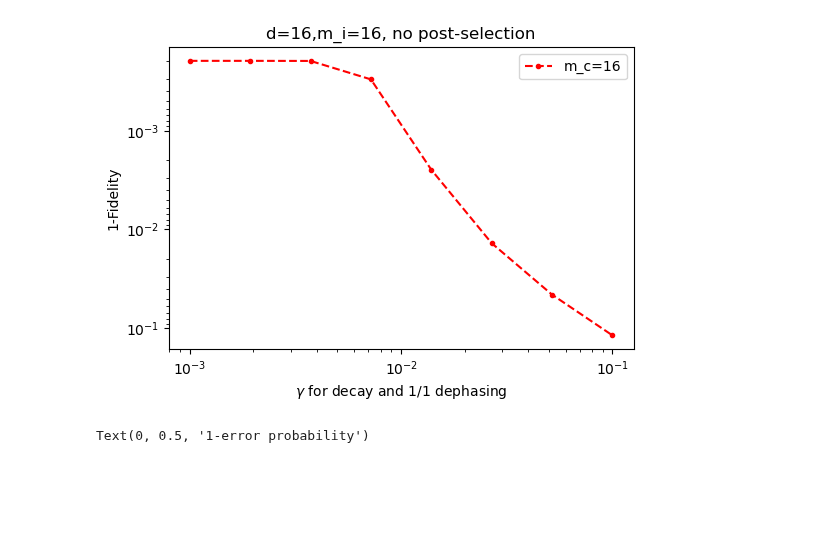
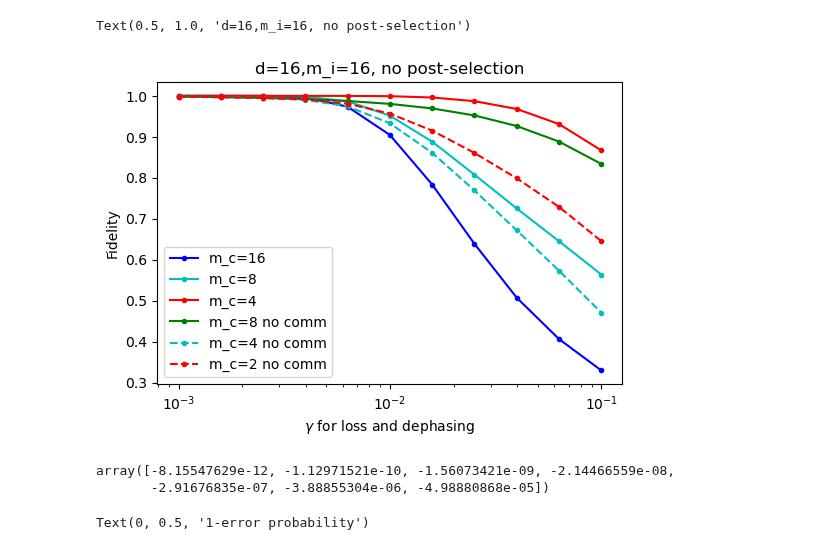
Before and after one commit to RosenblumLab/BosonicEntanglementDistillation, a Jupyter notebook: playground2.ipynb, the cells around one changed output. Drawn from its saved outputs; the diff is of its cells as text; code cells hidden in the pictures; blank space fills up the shorter version.

```diff
--- a/playground2.ipynb
+++ b/playground2.ipynb
@@ -22,7 +22,7 @@ d = 16
 m_i = 16
 m_c = 16
 fidelity_cut = 0
-gamma_list = np.logspace(-3,-1,8)
+gamma_list = np.logspace(-3,-1,11)
 gamma_ratio = 1
 
 
@@ -58,6 +58,18 @@ prob_list_164 = [tup[1] for tup in fid_prob_list]
 print(3)
 
 m_i = 16
+m_c = 2
+simulation2 = DiscreteSimulation(d, m_i,m_c)
+
+with mp.Pool(mp.cpu_count()-1) as pool:
+    fid_prob_list = pool.starmap(simulation2.average_fidelity, zip(list(gamma_list),list(gamma_ratio*gamma_list), [fidelity_cut] * len(gamma_list)))
+fid_list_162 = [tup[0] for tup in fid_prob_list]
+prob_list_162 = [tup[1] for tup in fid_prob_list]
+
+
+print(4)
+
+m_i = 16
 m_c = 8
 simulation8 = DiscreteSimulation(d, m_i,m_c)
 
@@ -66,7 +78,7 @@ with mp.Pool(mp.cpu_count()-1) as pool:
 fid_list_168_NC = [tup[0] for tup in fid_prob_list]
 prob_list_168_NC = [tup[1] for tup in fid_prob_list]
 
-print(3)
+print(5)
 
 m_i = 16
 m_c = 4
@@ -90,26 +148,34 @@ prob_list_162_NC = [tup[1] for tup in fid_prob_list]
 # %%
 plt.figure(dpi=100)
 
 legend = ["m_c=16","m_c=8","m_c=4", "m_c=8 no comm", "m_c=4 no comm", "m_c=2 no comm"]
 
-# plt.loglog(gamma_list,1-np.array(fid_list1616), 'b.-')
-# plt.loglog(gamma_list,1-np.array(fid_list_168), 'c.-')
-plt.loglog(gamma_list,1-np.array(fid_list_164), 'r.--')
-# plt.loglog(gamma_list,1-np.array(fid_list_168_NC), 'k.-')
-# plt.loglog(gamma_list,1-np.array(fid_list_164_NC), 'g.--')
+plt.plot(gamma_list,np.array(fid_list1616), 'b.-')
+plt.plot(gamma_list,np.array(fid_list_168), 'c.-')
+plt.plot(gamma_list,np.array(fid_list_164), 'r.-')
+plt.plot(gamma_list,np.array(fid_list_162), 'g.-')
+plt.plot(gamma_list,np.array(fid_list_168_NC), 'c.--')
+plt.plot(gamma_list,np.array(fid_list_164_NC), 'r.--')
 # plt.loglog(gamma_list,1-np.array(fid_list_162_NC), 'k.--')
 # plt.loglog(gamma_list,1-np.array(fid_list_filtered), 'r.-')
 # plt.loglog(gamma_list,np.array(fail_prob_list), 'g.--')
+plt.xscale('log')
 
 # plt.title("Infidelity with trivial protocol and with our protocol. d = 16, m_i = 4, m_c=4")
-plt.xlabel(f"$\gamma$ for decay and 1/{gamma_ratio} dephasing")
-plt.ylabel("1-Fidelity")
+plt.xlabel(f"$\gamma$ for loss and dephasing")  # decay and 1/{gamma_ratio}
+plt.ylabel("Fidelity")
 # plt.ylim([1,1e-5])
 plt.legend(legend)
 plt.title(f"{d=},{m_i=}, no post-selection")
-plt.gca().invert_yaxis()
+# plt.gca().invert_yaxis()
 # %% [output]
+Text(0.5, 1.0, 'd=16,m_i=16, no post-selection')
-[figure, old version]
+[figure, new version]
+# %%
+np.diff(np.array(fid_list_168))
+# %% [output]
+array([-8.15547629e-12, -1.12971521e-10, -1.56073421e-09, -2.14466559e-08,
+       -2.91676835e-07, -3.88855304e-06, -4.98880868e-05])
 # %%
 plt.loglog(gamma_list, [simulation4.enQudit.quditA.p_loss(gamma, 1) for gamma in gamma_list])
 plt.loglog(gamma_list, [simulation4.enQudit.quditA.p_dephasing(gamma, 1) for gamma in gamma_list])
```
Also changed, not shown: parts of 13 cells of this notebook.
